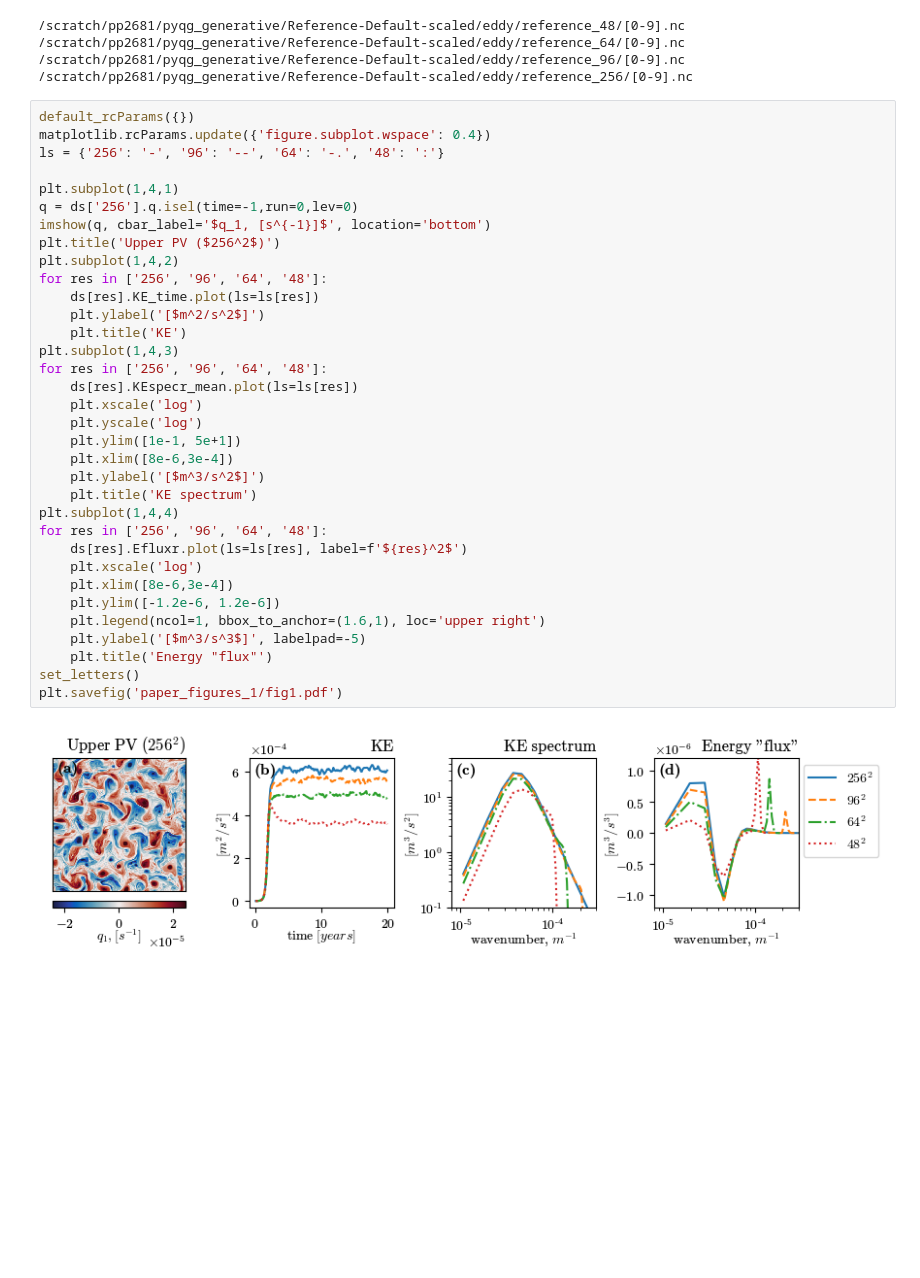
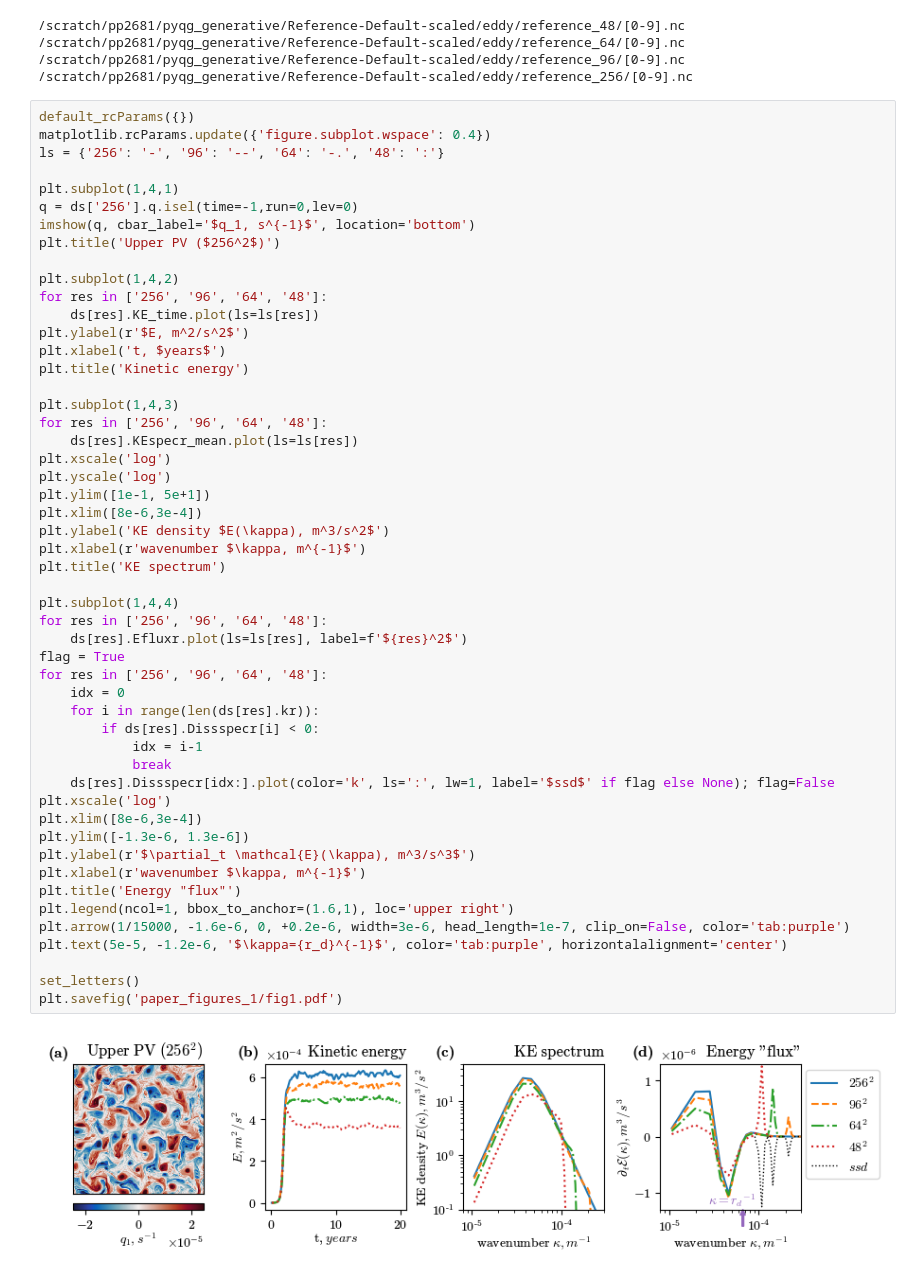
Before and after one commit to m2lines/pyqg_generative, a Jupyter notebook: notebooks/paper_figures_1.ipynb, the cells around one changed output. Drawn from its saved outputs; the diff is of its cells as text; blank space fills up the shorter version.

Commit message:
Figure plotters

```diff
--- a/notebooks/paper_figures_1.ipynb
+++ b/notebooks/paper_figures_1.ipynb
@@ -25,36 +32,53 @@ for res in ['48', '64', '96', '256']:
 # %%
 default_rcParams({})
 matplotlib.rcParams.update({'figure.subplot.wspace': 0.4})
 ls = {'256': '-', '96': '--', '64': '-.', '48': ':'}
 
 plt.subplot(1,4,1)
 q = ds['256'].q.isel(time=-1,run=0,lev=0)
-imshow(q, cbar_label='$q_1, [s^{-1}]$', location='bottom')
+imshow(q, cbar_label='$q_1, s^{-1}$', location='bottom')
 plt.title('Upper PV ($256^2$)')
+
 plt.subplot(1,4,2)
 for res in ['256', '96', '64', '48']:
     ds[res].KE_time.plot(ls=ls[res])
-    plt.ylabel('[$m^2/s^2$]')
-    plt.title('KE')
+plt.ylabel(r'$E, m^2/s^2$')
+plt.xlabel('t, $years$')
+plt.title('Kinetic energy')
+
 plt.subplot(1,4,3)
 for res in ['256', '96', '64', '48']:
     ds[res].KEspecr_mean.plot(ls=ls[res])
-    plt.xscale('log')
-    plt.yscale('log')
-    plt.ylim([1e-1, 5e+1])
-    plt.xlim([8e-6,3e-4])
-    plt.ylabel('[$m^3/s^2$]')
-    plt.title('KE spectrum')
+plt.xscale('log')
+plt.yscale('log')
+plt.ylim([1e-1, 5e+1])
+plt.xlim([8e-6,3e-4])
+plt.ylabel('KE density $E(\kappa), m^3/s^2$')
+plt.xlabel(r'wavenumber $\kappa, m^{-1}$')
+plt.title('KE spectrum')
+
 plt.subplot(1,4,4)
 for res in ['256', '96', '64', '48']:
     ds[res].Efluxr.plot(ls=ls[res], label=f'${res}^2$')
-    plt.xscale('log')
-    plt.xlim([8e-6,3e-4])
-    plt.ylim([-1.2e-6, 1.2e-6])
-    plt.legend(ncol=1, bbox_to_anchor=(1.6,1), loc='upper right')
-    plt.ylabel('[$m^3/s^3$]', labelpad=-5)
-    plt.title('Energy "flux"')
+flag = True
+for res in ['256', '96', '64', '48']:
+    idx = 0
+    for i in range(len(ds[res].kr)):
+        if ds[res].Dissspecr[i] < 0:
+            idx = i-1
+            break
+    ds[res].Dissspecr[idx:].plot(color='k', ls=':', lw=1, label='$ssd$' if flag else None); flag=False
+plt.xscale('log')
+plt.xlim([8e-6,3e-4])
+plt.ylim([-1.3e-6, 1.3e-6])
+plt.ylabel(r'$\partial_t \mathcal{E}(\kappa), m^3/s^3$')
+plt.xlabel(r'wavenumber $\kappa, m^{-1}$')
+plt.title('Energy "flux"')
+plt.legend(ncol=1, bbox_to_anchor=(1.6,1), loc='upper right')
+plt.arrow(1/15000, -1.6e-6, 0, +0.2e-6, width=3e-6, head_length=1e-7, clip_on=False, color='tab:purple')
+plt.text(5e-5, -1.2e-6, '$\kappa={r_d}^{-1}$', color='tab:purple', horizontalalignment='center')
+
 set_letters()
 plt.savefig('paper_figures_1/fig1.pdf')
 # %% [output]
-[figure, old version]
+[figure, new version]
```
Also changed, not shown: parts of 17 cells of this notebook, 8 other files.
